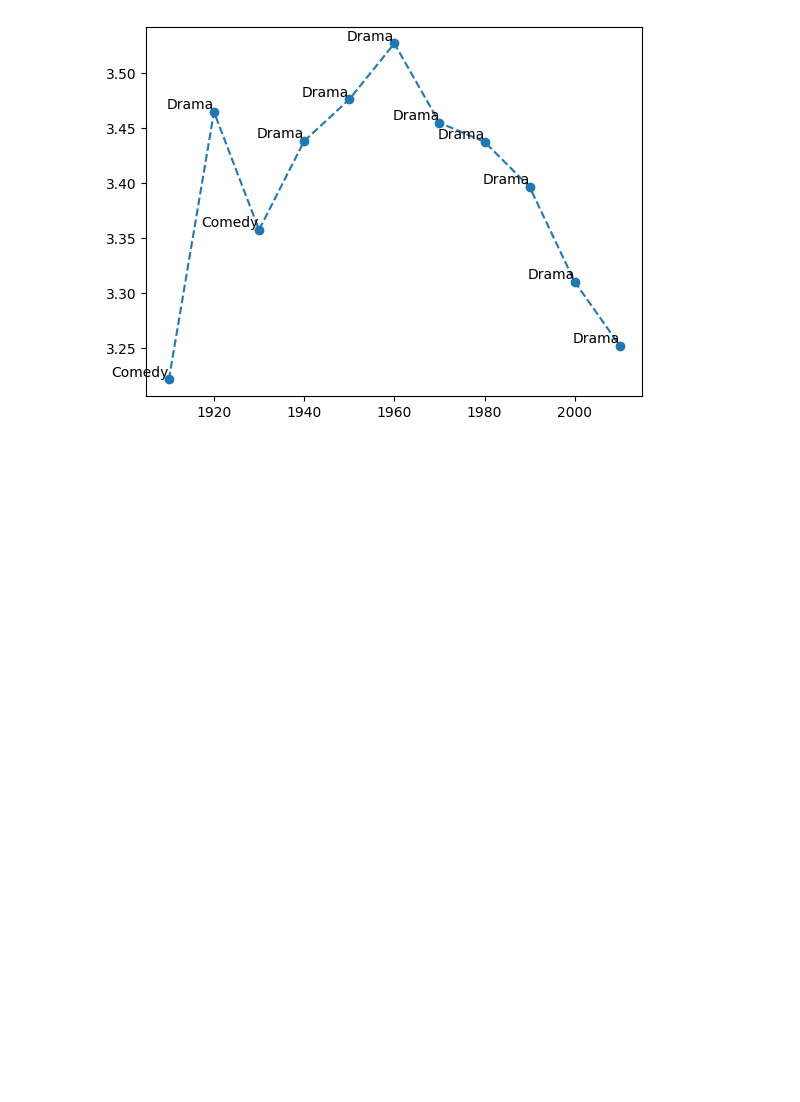
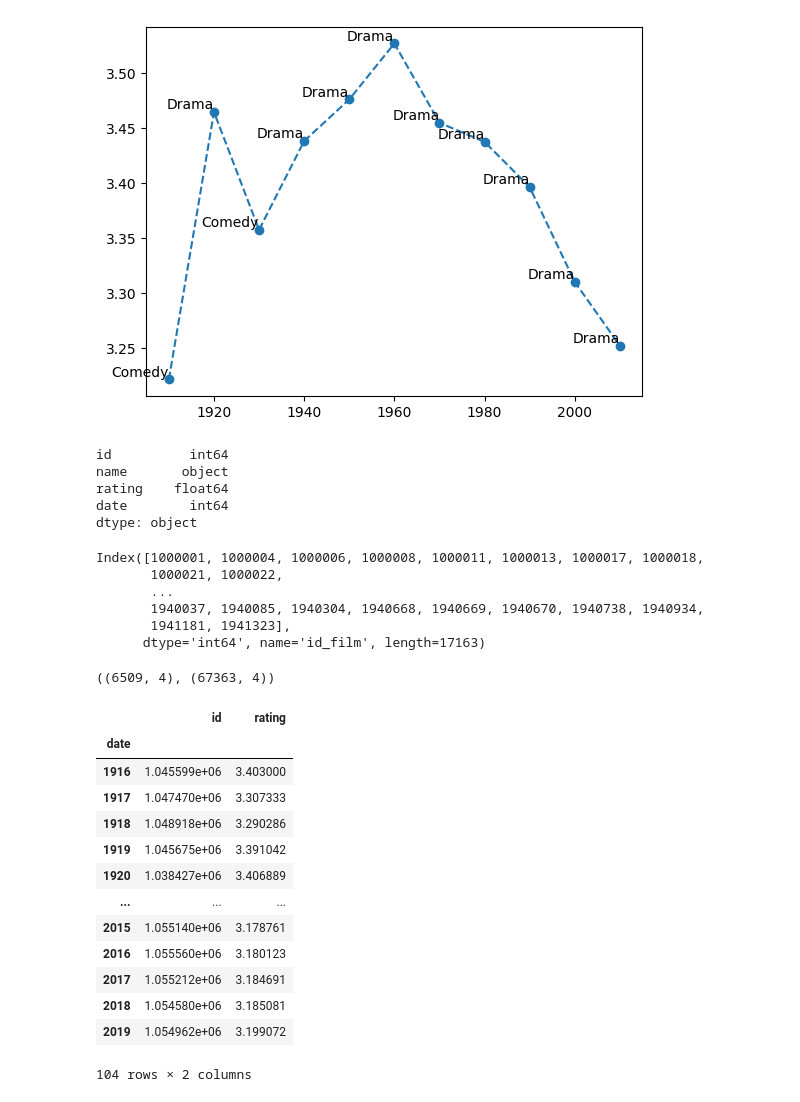
Before and after one commit to GabrieBu/freshcarrots, a Jupyter notebook: ium_Notebook/Cleaning.ipynb, the cells around one changed output. Saved outputs shown, nothing was run; the diff lists cells and outputs as text; code cells hidden in the pictures; blank space fills up the shorter version.

```diff
--- a/ium_Notebook/Cleaning.ipynb
+++ b/ium_Notebook/Cleaning.ipynb
@@ -1207,3 +1207,14 @@ for i, txt in enumerate(df_highest_genre["genre"]):
     plt.text(df_highest_genre["date_bin"].iloc[i], df_highest_genre["mean"].iloc[i], txt, fontsize=10, ha="right", va="bottom")
 # %% [output]
 [figure]
+# %%
+df_filtered_movies = df_movies.dropna(subset=["date", "rating", "name"])[["id", "name", "rating", "date"]]
+df_filtered_movies["date"] = df_filtered_movies["date"].astype("int")
+df_filtered_movies = df_filtered_movies[(df_filtered_movies["date"] < 2020)&(df_filtered_movies["date"] > 1915)]
+df_filtered_movies.dtypes
+# %% [output]
+id          int64
+name       object
+rating    float64
+date        int64
+dtype: object
@@ -1209,0 +1227,35 @@ for i, txt in enumerate(df_highest_genre["genre"]):
+# %%
+df_hw_studios.index
+# %% [output]
+Index([1000001, 1000004, 1000006, 1000008, 1000011, 1000013, 1000017, 1000018,
+       1000021, 1000022,
+       ...
+       1940037, 1940085, 1940304, 1940668, 1940669, 1940670, 1940738, 1940934,
+       1941181, 1941323],
+      dtype='int64', name='id_film', length=17163)
+# %%
+#df_movies[df_movies.set_index('id').loc[df_hw_studios.index]]
+df_hw_movies = df_filtered_movies[df_filtered_movies.set_index('id').index.isin(df_hw_studios.index)]
+df_not_hw_movies = df_filtered_movies[~df_filtered_movies.set_index('id').index.isin(df_hw_studios.index)]
+df_hw_movies.shape, df_not_hw_movies.shape
+# %% [output]
+((6509, 4), (67363, 4))
+# %%
+df_rating_plot_hw = df_hw_movies.groupby("date").mean("rating")
+df_rating_plot_not_hw = df_not_hw_movies.groupby("date").mean("rating")
+df_rating_plot_not_hw
+# %% [output]
+|  | id | rating |
+| date |  |  |
+| 1916 | 1.045599e+06 | 3.403000 |
+| 1917 | 1.047470e+06 | 3.307333 |
+| 1918 | 1.048918e+06 | 3.290286 |
+| 1919 | 1.045675e+06 | 3.391042 |
+| 1920 | 1.038427e+06 | 3.406889 |
+| ... | ... | ... |
+| 2015 | 1.055140e+06 | 3.178761 |
+| 2016 | 1.055560e+06 | 3.180123 |
+| 2017 | 1.055212e+06 | 3.184691 |
+| 2018 | 1.054580e+06 | 3.185081 |
+| 2019 | 1.054962e+06 | 3.199072 |
+104 rows × 2 columns
```
Also changed, not shown: parts of 5 cells of this notebook.
